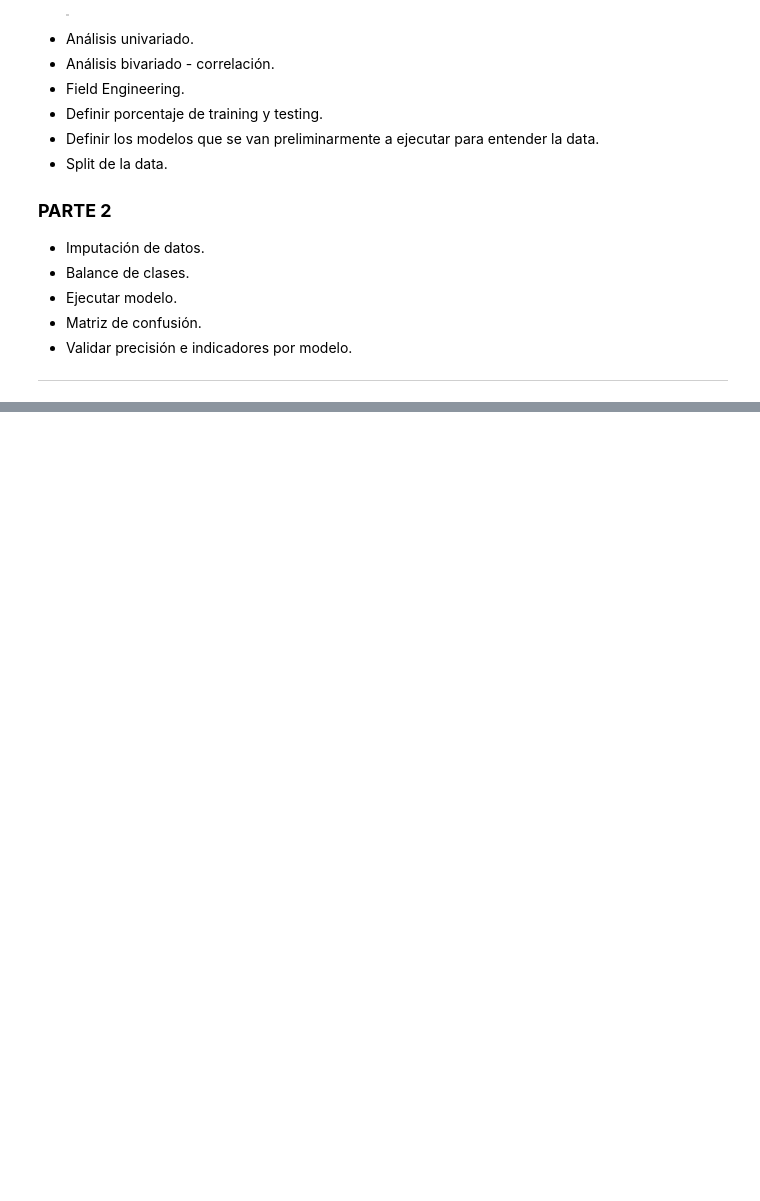
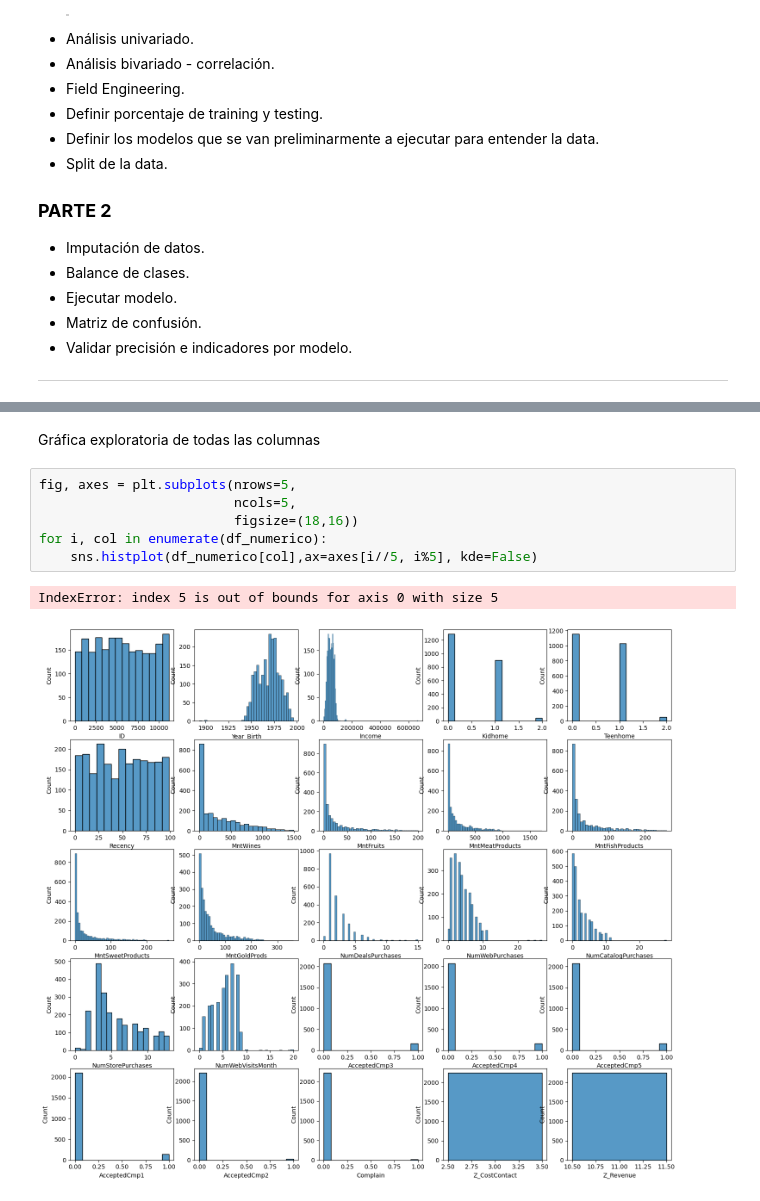
Before and after one commit to grrddn/Introduccion_Machine_Learning, a Jupyter notebook: 45_Módulo_41_Introducción_Machine_Learning.ipynb, the cells around one changed output, grey strips where cells are left out. Cells and saved outputs as stored; diff of their text form; blank space fills up the shorter version.

```diff
--- a/45_Módulo_41_Introducción_Machine_Learning.ipynb
+++ b/45_Módulo_41_Introducción_Machine_Learning.ipynb
@@ -56,0 +233,11 @@ df
+# %% [markdown]
+Gráfica exploratoria de todas las columnas
+# %%
+fig, axes = plt.subplots(nrows=5,
+                         ncols=5,
+                         figsize=(18,16))
+for i, col in enumerate(df_numerico):
+    sns.histplot(df_numerico[col],ax=axes[i//5, i%5], kde=False)
+# %% [output]
+IndexError: index 5 is out of bounds for axis 0 with size 5
+[figure, added]
```
Also changed, not shown: parts of 34 cells of this notebook.
